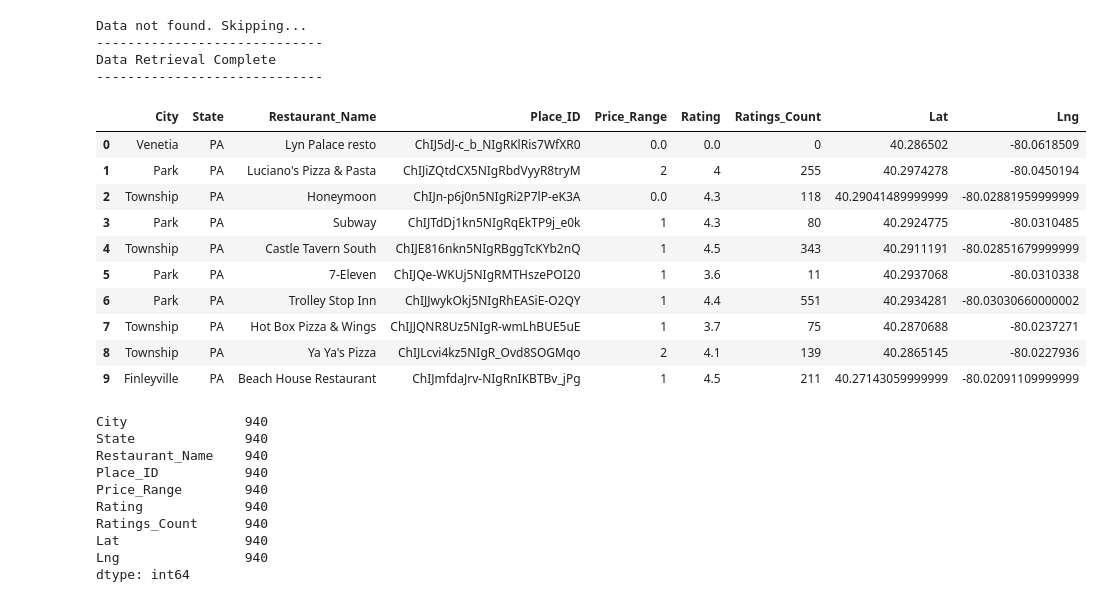
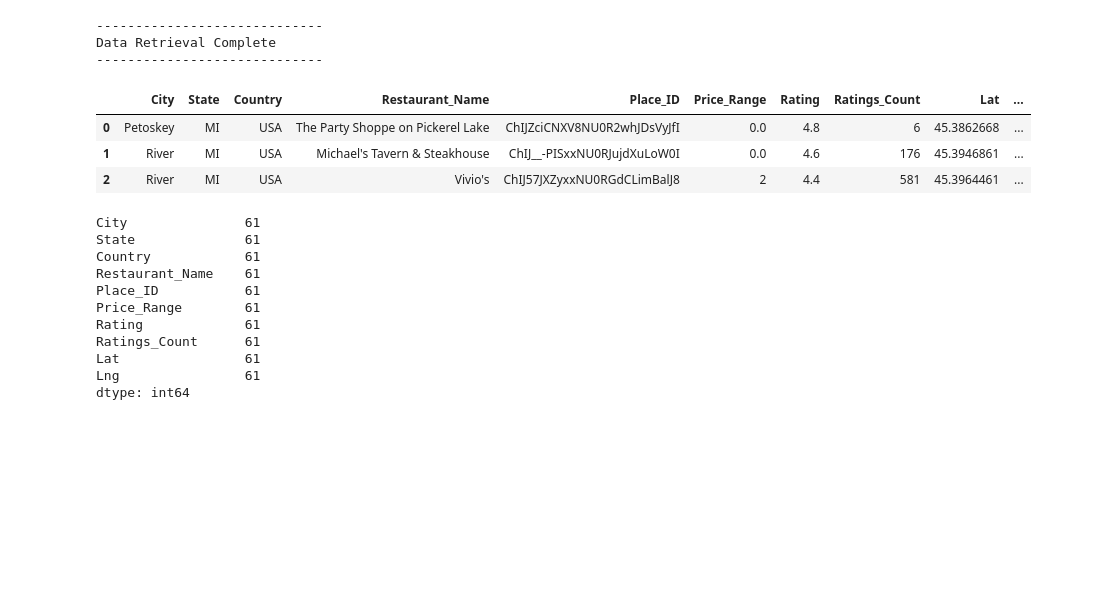
Before and after one commit to YGroza83/Restaurant_Ratings_over_Map, a Jupyter notebook: AK_CleanUp.ipynb, the cells around one changed output. Cells and saved outputs as stored; diff of their text form; code cells hidden in the pictures; blank space fills up the shorter version.

```diff
--- a/AK_CleanUp.ipynb
+++ b/AK_CleanUp.ipynb
@@ -35,7 +30,7 @@ restaurant_name = []
 # assemble url and make API request
 # Lower 48 box 25 to 49 -125 to -67
 
-for i in range(400):
+for i in range(5):
     lat = random.uniform(25.000000001, 49.000000001)
     lng = random.uniform(-125.000000001, -67.000000001)
 
@@ -50,9 +45,8 @@ for i in range(400):
 
     response = requests.get(base_url, params=params).json()
     length_res = (len(response["results"]))
-    #print(length_res)
+
     # extract results
-    #print(ll_dot)
     # print(json.dumps(response, indent=4, sort_keys=True))
     try:
         # Checked in json formatter there are 3-parent attribute
@@ -108,7 +102,7 @@ for i in range(400):
 
                         # Empty string check
                     if("" !=city and "" !=state and "" !=str(place_id) and "" !=str(lat) and "" !=str(lng)
-                       and "" !=str(price_level) and "" !=str(user_ratings_total)
+                       and "" !=str(price_level) and "" !=str(user_ratings_total) and "USA" in str(city_state)
                        and "" !=str(rating) and "" !=str(restaurant)):
                         cities_name.append(city)
                         State.append(state)
@@ -132,38 +126,31 @@ print("-----------------------------")
 print("Data Retrieval Complete")
 print("-----------------------------")
 # %% [output]
-Data not found. Skipping...
 -----------------------------
 Data Retrieval Complete
 -----------------------------
 # %%
 # Create a data frame using data retrieved
 food_ratings_df = pd.DataFrame({
                 "City" : cities_name,
                 "State" : State,
+                "Country" : "USA",
                 "Restaurant_Name" :restaurant_name,
                 "Place_ID" : Place_ID,
                 "Price_Range" : Price_range,
                 "Rating" : Rating,
                 "Ratings_Count" : Ratings_count,
                 "Lat" : Latitude,
                 "Lng" : Longitude
 })
 
 #food_ratings_df.dropna(inplace=True)
-food_ratings_df.head(10)
-#food_ratings_df.count()
+food_ratings_df.head(30)
+#food_ratings_df.count(60)
 # %% [output]
-|  | City | State | Restaurant_Name | Place_ID | Price_Range | Rating | Ratings_Count | Lat | Lng |
-| 0 | Venetia | PA | Lyn Palace resto | ChIJ5dJ-c_b_NIgRKlRis7WfXR0 | 0.0 | 0.0 | 0 | 40.286502 | -80.0618509 |
-| 1 | Park | PA | Luciano's Pizza & Pasta | ChIJiZQtdCX5NIgRbdVyyR8tryM | 2 | 4 | 255 | 40.2974278 | -80.0450194 |
-| 2 | Township | PA | Honeymoon | ChIJn-p6j0n5NIgRi2P7lP-eK3A | 0.0 | 4.3 | 118 | 40.29041489999999 | -80.02881959999999 |
-| 3 | Park | PA | Subway | ChIJTdDj1kn5NIgRqEkTP9j_e0k | 1 | 4.3 | 80 | 40.2924775 | -80.0310485 |
-| 4 | Township | PA | Castle Tavern South | ChIJE816nkn5NIgRBggTcKYb2nQ | 1 | 4.5 | 343 | 40.2911191 | -80.02851679999999 |
-| 5 | Park | PA | 7-Eleven | ChIJQe-WKUj5NIgRMTHszePOI20 | 1 | 3.6 | 11 | 40.2937068 | -80.0310338 |
-| 6 | Park | PA | Trolley Stop Inn | ChIJJwykOkj5NIgRhEASiE-O2QY | 1 | 4.4 | 551 | 40.2934281 | -80.03030660000002 |
-| 7 | Township | PA | Hot Box Pizza & Wings | ChIJJQNR8Uz5NIgR-wmLhBUE5uE | 1 | 3.7 | 75 | 40.2870688 | -80.0237271 |
-| 8 | Township | PA | Ya Ya's Pizza | ChIJLcvi4kz5NIgR_Ovd8SOGMqo | 2 | 4.1 | 139 | 40.2865145 | -80.0227936 |
-| 9 | Finleyville | PA | Beach House Restaurant | ChIJmfdaJrv-NIgRnIKBTBv_jPg | 1 | 4.5 | 211 | 40.27143059999999 | -80.02091109999999 |
+|  | City | State | Country | Restaurant_Name | Place_ID | Price_Range | Rating | Ratings_Count | Lat | ... |
+| 0 | Petoskey | MI | USA | The Party Shoppe on Pickerel Lake | ChIJZciCNXV8NU0R2whJDsVyJfI | 0.0 | 4.8 | 6 | 45.3862668 | ... |
+| 1 | River | MI | USA | Michael's Tavern & Steakhouse | ChIJ__-PISxxNU0RJujdXuLoW0I | 0.0 | 4.6 | 176 | 45.3946861 | ... |
+| 2 | River | MI | USA | Vivio's | ChIJ57JXZyxxNU0RGdCLimBalJ8 | 2 | 4.4 | 581 | 45.3964461 | ... |
 # %%
 # Export the city data into a .csv.
@@ -171,13 +158,14 @@ food_ratings_df.to_csv("resturent_output_final.csv", index = False)
 # %%
 food_ratings_df.count()
 # %% [output]
-City               940
-State              940
-Restaurant_Name    940
-Place_ID           940
-Price_Range        940
-Rating             940
-Ratings_Count      940
-Lat                940
-Lng                940
+City               61
+State              61
+Country            61
+Restaurant_Name    61
+Place_ID           61
+Price_Range        61
+Rating             61
+Ratings_Count      61
+Lat                61
+Lng                61
 dtype: int64
```
Also changed, not shown: parts of 7 cells of this notebook, 1 other file.
